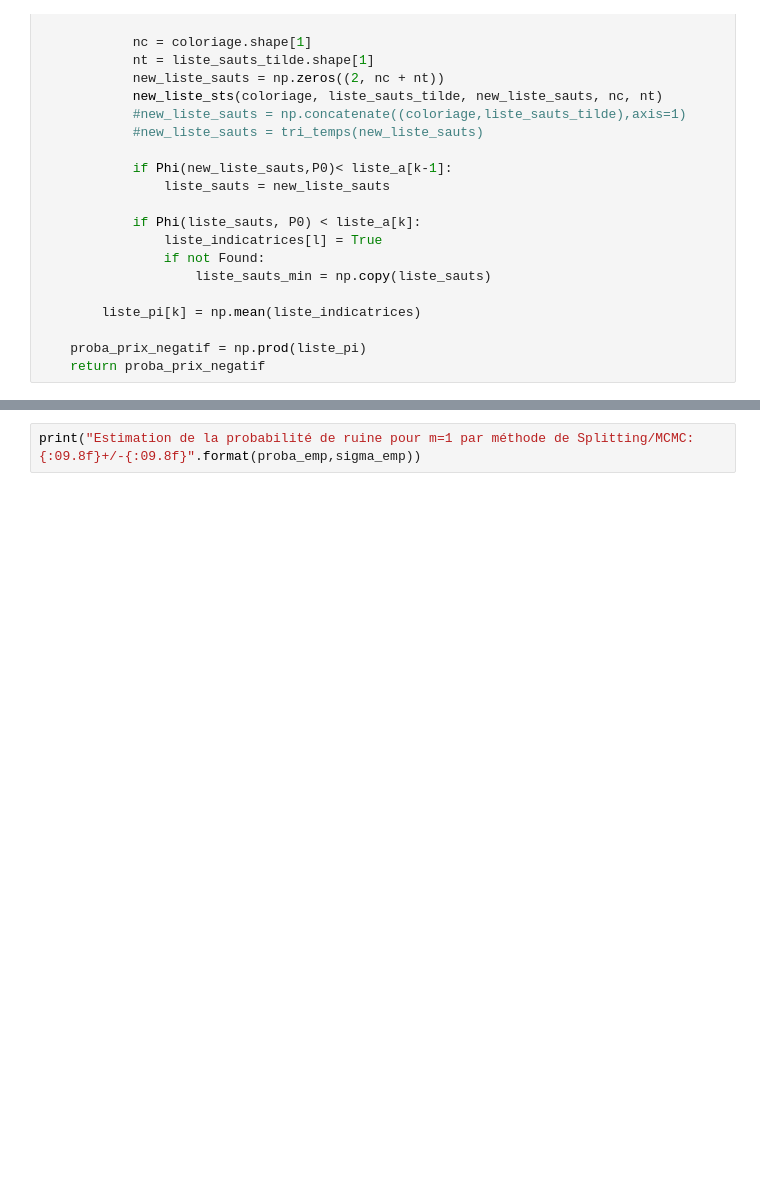
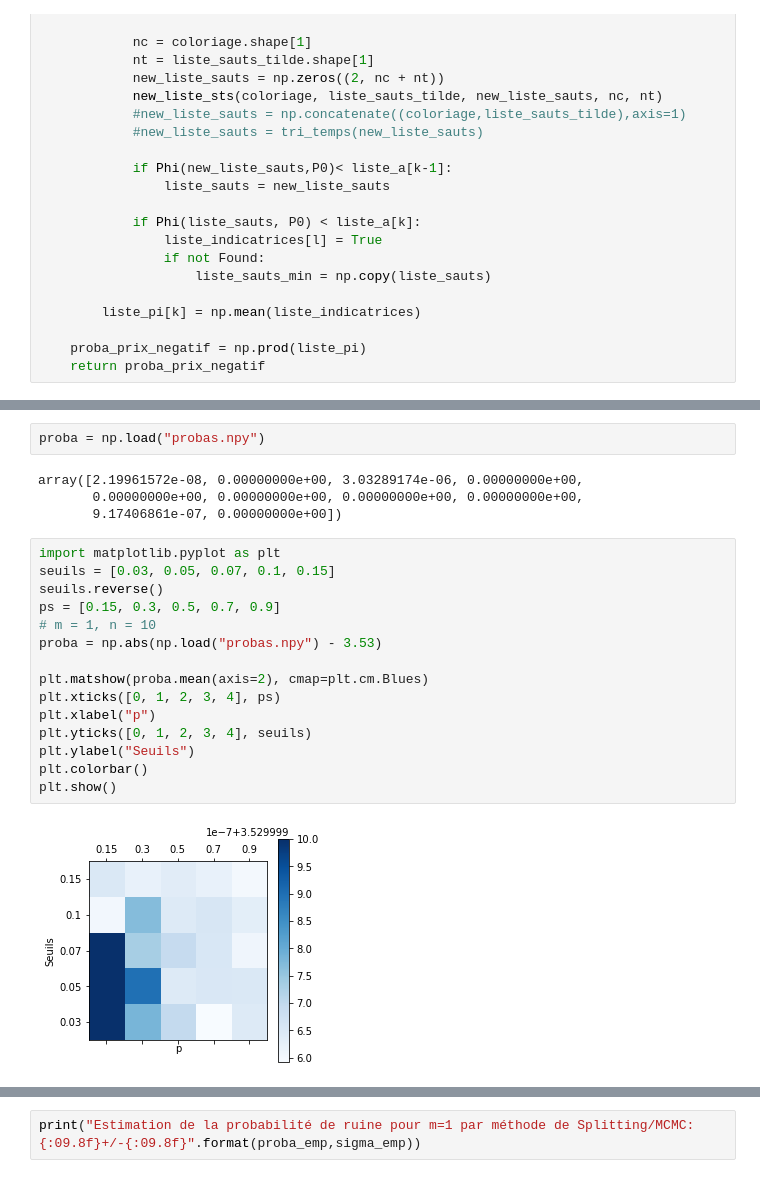
Before and after one commit to pinnertw/Modal, a Jupyter notebook: TPs/Projet_Modal-Q1-1.ipynb, the cells around one changed output, grey strips where cells are left out. Saved outputs shown, nothing was run; the diff lists cells and outputs as text; blank space fills up the shorter version.

Commit message:
p-seuils, plot

```diff
--- a/TPs/Projet_Modal-Q1-1.ipynb
+++ b/TPs/Projet_Modal-Q1-1.ipynb
@@ -483,0 +502,23 @@ KeyboardInterrupt:
+# %%
+proba = np.load("probas.npy")
+# %% [output]
+array([2.19961572e-08, 0.00000000e+00, 3.03289174e-06, 0.00000000e+00,
+       0.00000000e+00, 0.00000000e+00, 0.00000000e+00, 0.00000000e+00,
+       9.17406861e-07, 0.00000000e+00])
+# %%
+import matplotlib.pyplot as plt
+seuils = [0.03, 0.05, 0.07, 0.1, 0.15]
+seuils.reverse()
+ps = [0.15, 0.3, 0.5, 0.7, 0.9]
+# m = 1, n = 10
+proba = np.abs(np.load("probas.npy") - 3.53)
+
+plt.matshow(proba.mean(axis=2), cmap=plt.cm.Blues)
+plt.xticks([0, 1, 2, 3, 4], ps)
+plt.xlabel("p")
+plt.yticks([0, 1, 2, 3, 4], seuils)
+plt.ylabel("Seuils")
+plt.colorbar()
+plt.show()
+# %% [output]
+[figure, added]
```
Also changed, not shown: parts of 5 cells of this notebook, 1 other file.
